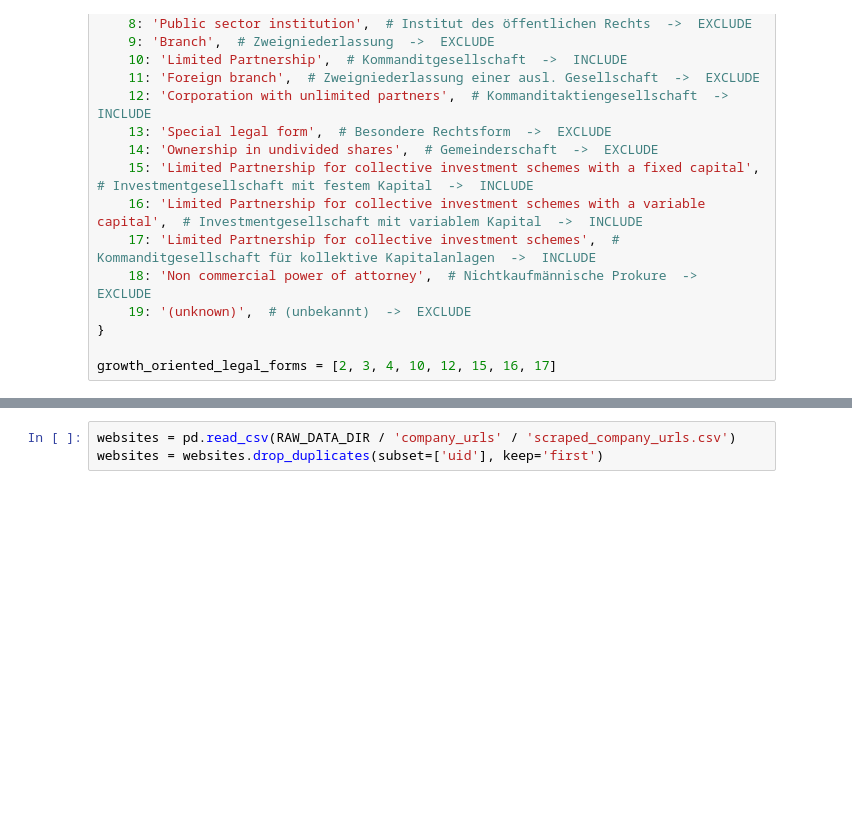
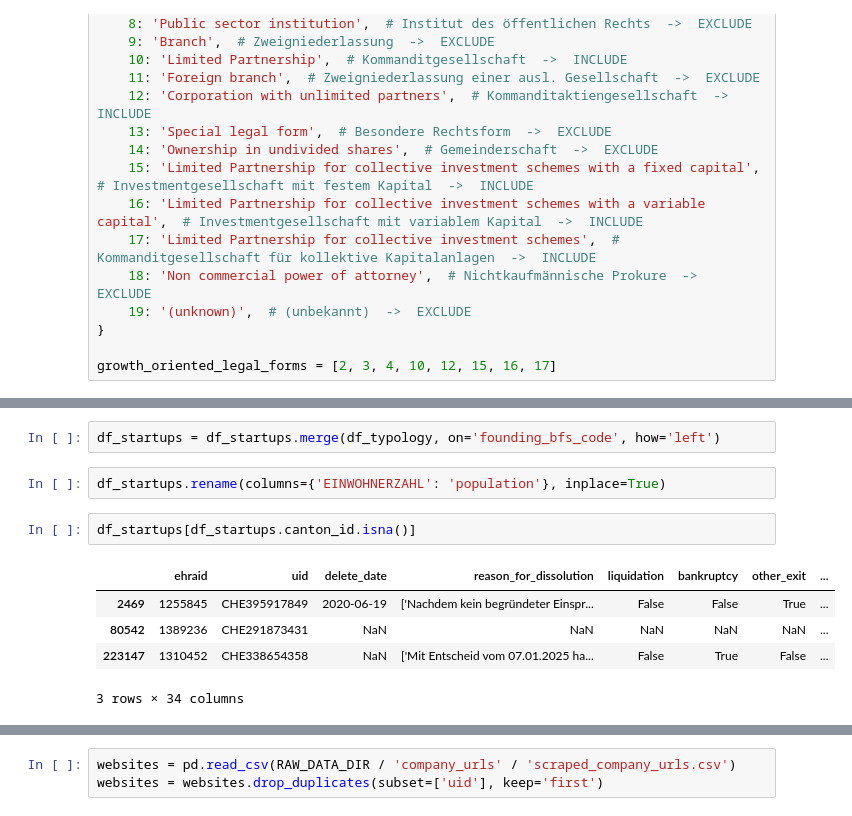
Before and after one commit to MaBlock7/company_success_prediction, a Jupyter notebook: success_prediction/zefix_feature_engineering.ipynb, the cells around one changed output, grey strips where cells are left out. Drawn from its saved outputs; the diff is of its cells as text; blank space fills up the shorter version.

```diff
--- a/success_prediction/zefix_feature_engineering.ipynb
+++ b/success_prediction/zefix_feature_engineering.ipynb
@@ -309,0 +260,12 @@ df_sample
+# %%
+df_startups = df_startups.merge(df_typology, on='founding_bfs_code', how='left')
+# %%
+df_startups.rename(columns={'EINWOHNERZAHL': 'population'}, inplace=True)
+# %%
+df_startups[df_startups.canton_id.isna()]
+# %% [output]
+|  | ehraid | uid | delete_date | reason_for_dissolution | liquidation | bankruptcy | other_exit | ... |
+| 2469 | 1255845 | CHE395917849 | 2020-06-19 | ['Nachdem kein begründeter Einspr... | False | False | True | ... |
+| 80542 | 1389236 | CHE291873431 | NaN | NaN | NaN | NaN | NaN | ... |
+| 223147 | 1310452 | CHE338654358 | NaN | ['Mit Entscheid vom 07.01.2025 ha... | False | True | False | ... |
+3 rows × 34 columns
```
Also changed, not shown: parts of 31 cells of this notebook, 1 other file.
